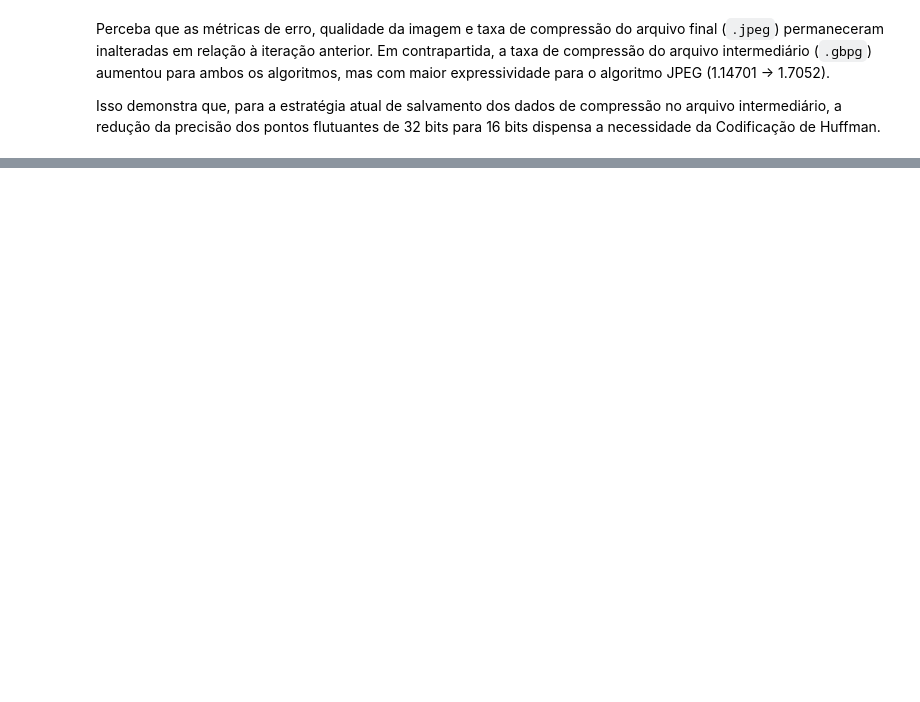
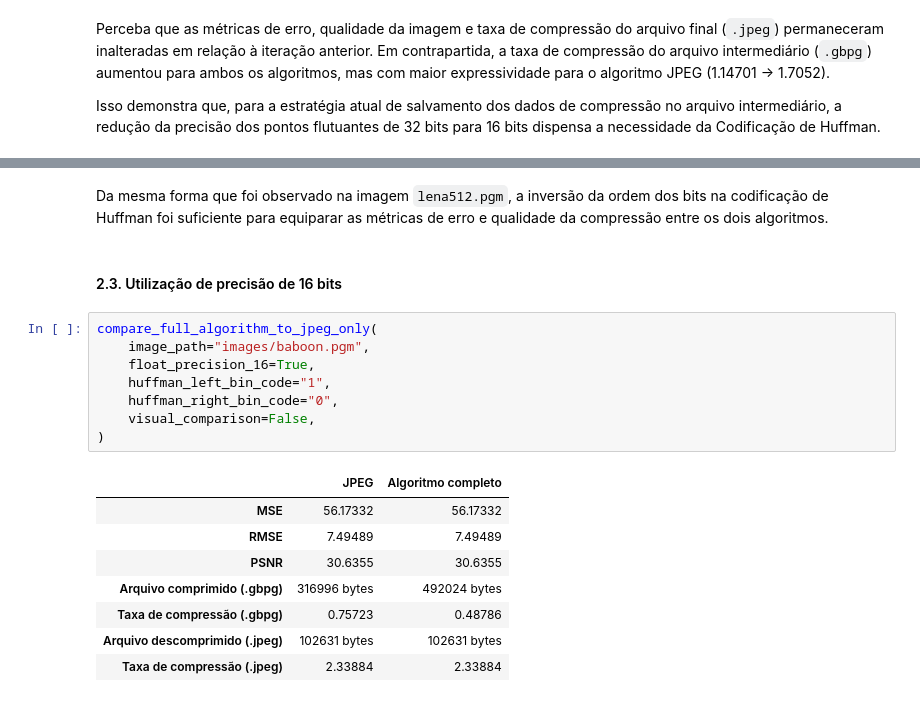
Before and after one commit to pedro-de-oliveira-guedes/image-compressor, a Jupyter notebook: image_compressor.ipynb, the cells around one changed output, grey strips where cells are left out. Drawn from its saved outputs; the diff is of its cells as text; blank space fills up the shorter version.

```diff
--- a/image_compressor.ipynb
+++ b/image_compressor.ipynb
@@ -1259,0 +1330,21 @@ Isso demonstra que, para a estratégia atual de salvamento dos dados de compress
+# %% [markdown]
+Da mesma forma que foi observado na imagem `lena512.pgm`, a inversão da ordem dos bits na codificação de Huffman foi suficiente para equiparar as métricas de erro e qualidade da compressão entre os dois algoritmos.
+# %% [markdown]
+#### 2.3. Utilização de precisão de 16 bits
+# %%
+compare_full_algorithm_to_jpeg_only(
+    image_path="images/baboon.pgm",
+    float_precision_16=True,
+    huffman_left_bin_code="1",
+    huffman_right_bin_code="0",
+    visual_comparison=False,
+)
+# %% [output]
+|  | JPEG | Algoritmo completo |
+| MSE | 56.17332 | 56.17332 |
+| RMSE | 7.49489 | 7.49489 |
+| PSNR | 30.6355 | 30.6355 |
+| Arquivo comprimido (.gbpg) | 316996 bytes | 492024 bytes |
+| Taxa de compressão (.gbpg) | 0.75723 | 0.48786 |
+| Arquivo descomprimido (.jpeg) | 102631 bytes | 102631 bytes |
+| Taxa de compressão (.jpeg) | 2.33884 | 2.33884 |
```
Also changed, not shown: parts of 17 cells of this notebook.
